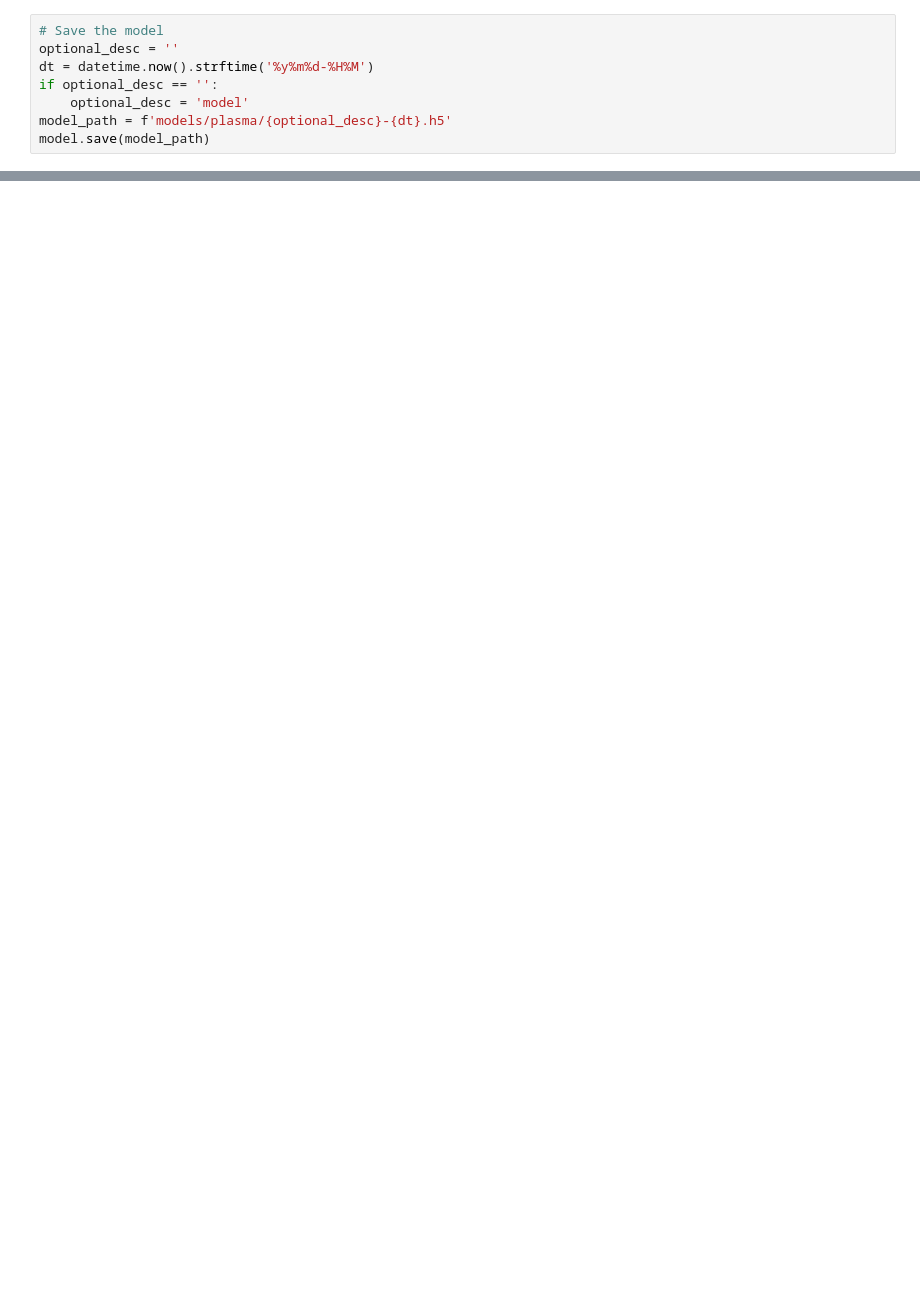
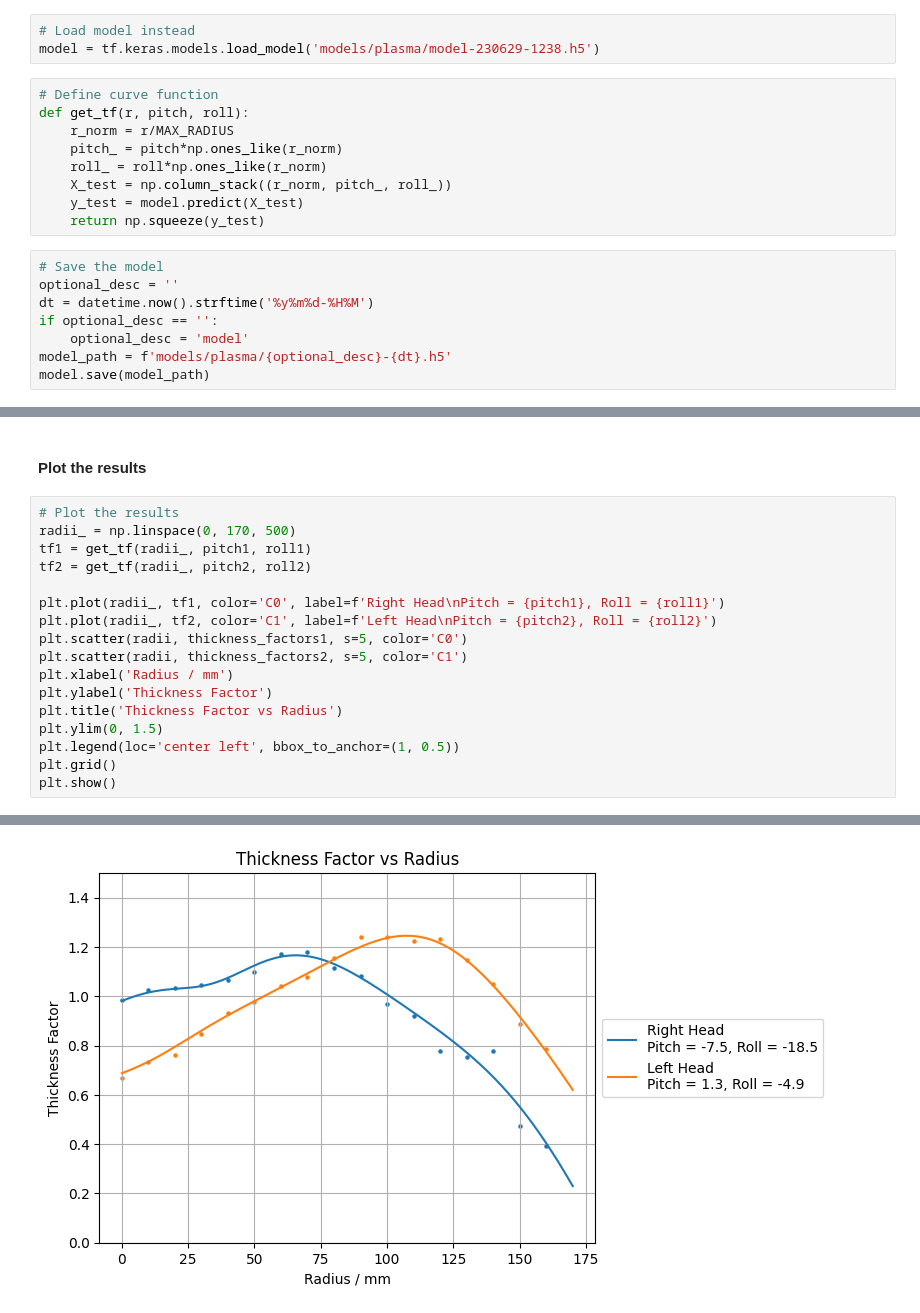
Before and after one commit to ryanlleung/CoatingAnalysis, a Jupyter notebook: plasma_tt.ipynb, the cells around one changed output, grey strips where cells are left out. Drawn from its saved outputs; the diff is of its cells as text; blank space fills up the shorter version.

Commit message:
Added combination analysis to plasma_tt

```diff
--- a/plasma_tt.ipynb
+++ b/plasma_tt.ipynb
@@ -88,6 +92,18 @@ _________________________________________________________________
 # %%
 # Train the model
 history = model.fit(X_train, y_train, epochs=17500, verbose=0)
+# %%
+# Load model instead
+model = tf.keras.models.load_model('models/plasma/model-230629-1238.h5')
+# %%
+# Define curve function
+def get_tf(r, pitch, roll):
+    r_norm = r/MAX_RADIUS
+    pitch_ = pitch*np.ones_like(r_norm)
+    roll_ = roll*np.ones_like(r_norm)
+    X_test = np.column_stack((r_norm, pitch_, roll_))
+    y_test = model.predict(X_test)
+    return np.squeeze(y_test)
 # %%
 # Save the model
 optional_desc = ''
@@ -152,0 +115,20 @@ plt.show()
+# %% [markdown]
+#### Plot the results
+# %%
+# Plot the results
+radii_ = np.linspace(0, 170, 500)
+tf1 = get_tf(radii_, pitch1, roll1)
+tf2 = get_tf(radii_, pitch2, roll2)
+
+plt.plot(radii_, tf1, color='C0', label=f'Right Head\nPitch = {pitch1}, Roll = {roll1}')
+plt.plot(radii_, tf2, color='C1', label=f'Left Head\nPitch = {pitch2}, Roll = {roll2}')
+plt.scatter(radii, thickness_factors1, s=5, color='C0')
+plt.scatter(radii, thickness_factors2, s=5, color='C1')
+plt.xlabel('Radius / mm')
+plt.ylabel('Thickness Factor')
+plt.title('Thickness Factor vs Radius')
+plt.ylim(0, 1.5)
+plt.legend(loc='center left', bbox_to_anchor=(1, 0.5))
+plt.grid()
+plt.show()
+# %% [output]
@@ -152,0 +137 @@ plt.show()
+[figure, added]
```
Also changed, not shown: parts of 17 cells of this notebook, 3 other files.
